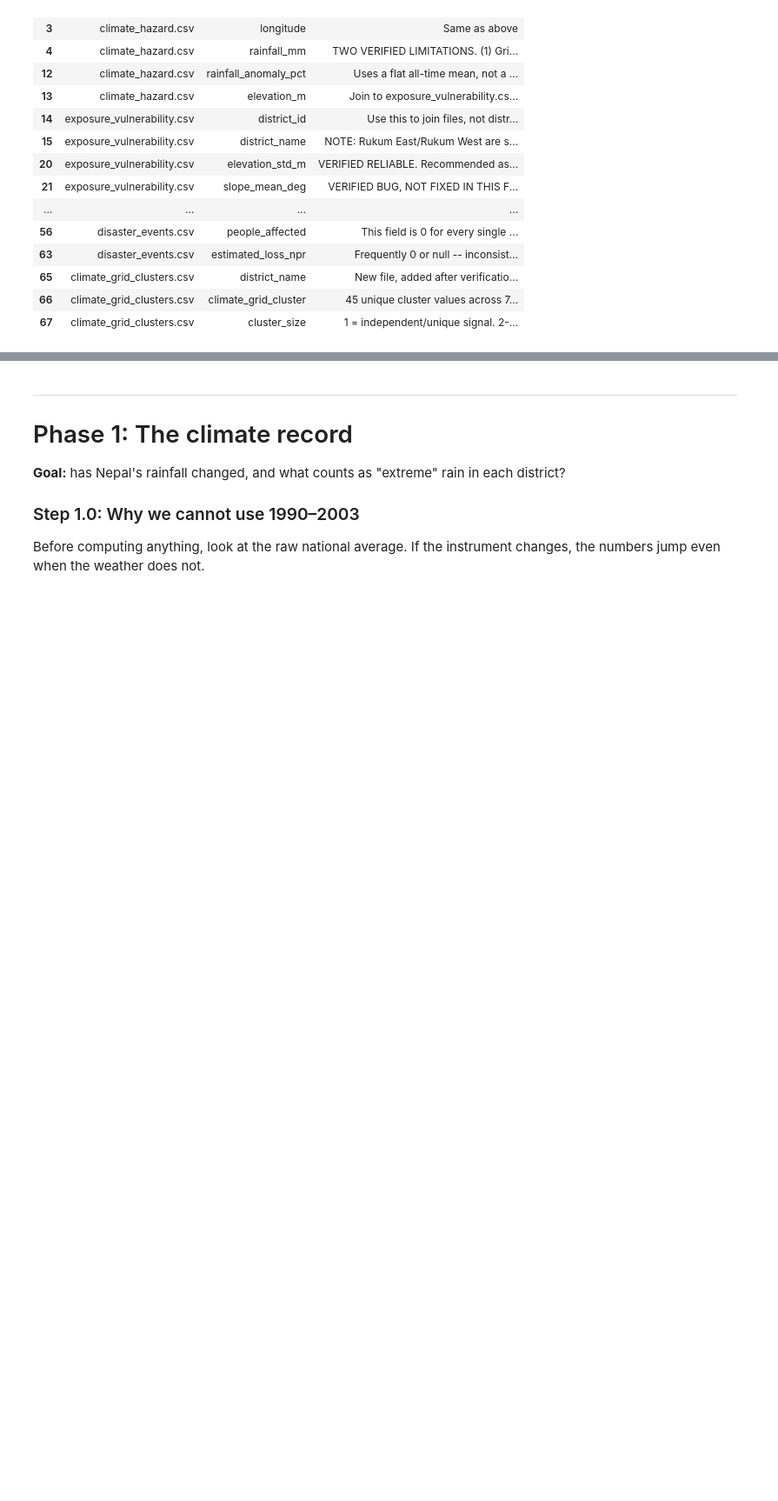
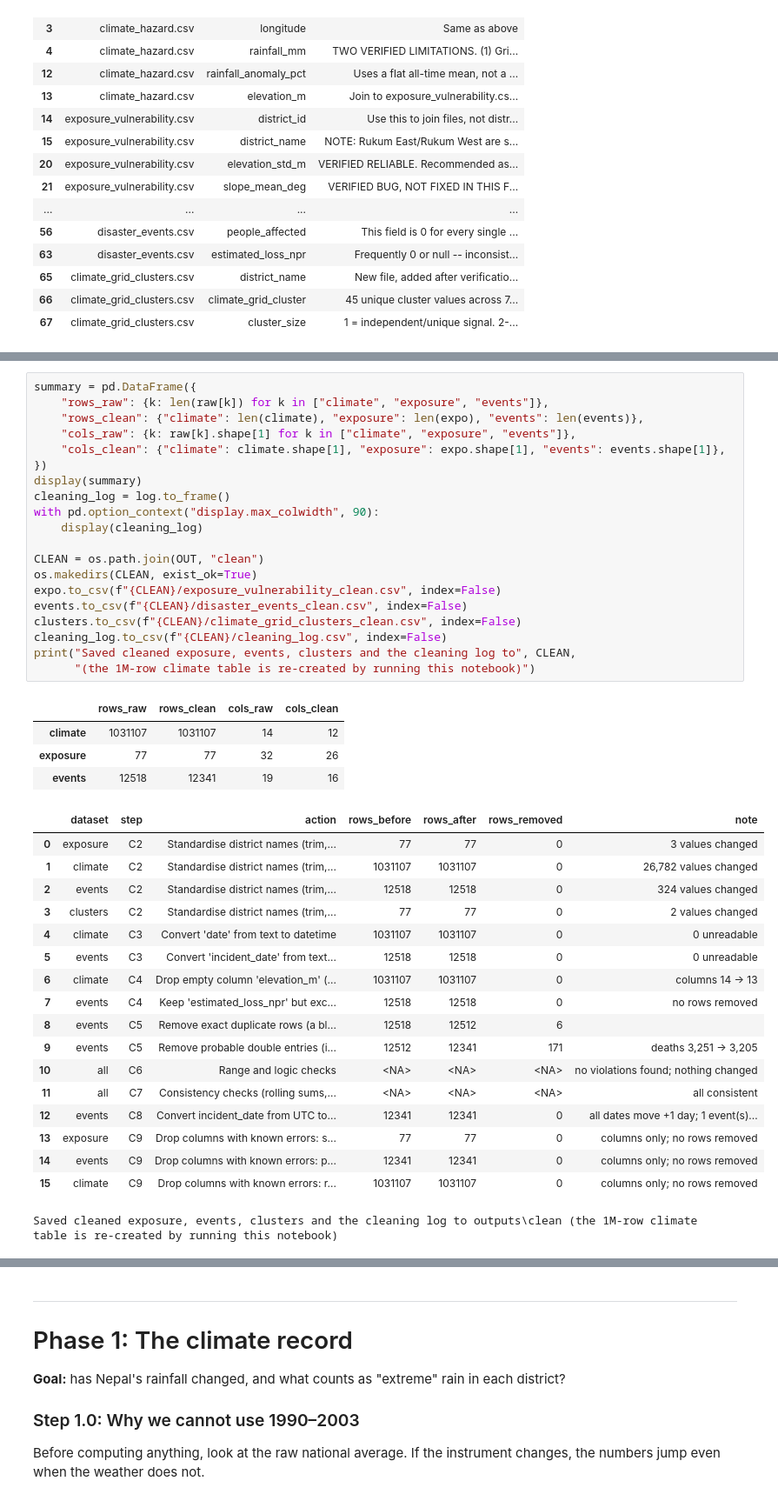
Before and after one commit to CodeWithDonKay/nepal-climate-risk, a Jupyter notebook: nepal_risk_assessment.ipynb, the cells around one changed output, grey strips where cells are left out. Shown at 87% size. Saved outputs shown, nothing was run; the diff lists cells and outputs as text; blank space fills up the shorter version.

```diff
--- a/nepal_risk_assessment.ipynb
+++ b/nepal_risk_assessment.ipynb
@@ -162,0 +669,43 @@ clusters unmatched names: none
+# %%
+summary = pd.DataFrame({
+    "rows_raw": {k: len(raw[k]) for k in ["climate", "exposure", "events"]},
+    "rows_clean": {"climate": len(climate), "exposure": len(expo), "events": len(events)},
+    "cols_raw": {k: raw[k].shape[1] for k in ["climate", "exposure", "events"]},
+    "cols_clean": {"climate": climate.shape[1], "exposure": expo.shape[1], "events": events.shape[1]},
+})
+display(summary)
+cleaning_log = log.to_frame()
+with pd.option_context("display.max_colwidth", 90):
+    display(cleaning_log)
+
+CLEAN = os.path.join(OUT, "clean")
+os.makedirs(CLEAN, exist_ok=True)
+expo.to_csv(f"{CLEAN}/exposure_vulnerability_clean.csv", index=False)
+events.to_csv(f"{CLEAN}/disaster_events_clean.csv", index=False)
+clusters.to_csv(f"{CLEAN}/climate_grid_clusters_clean.csv", index=False)
+cleaning_log.to_csv(f"{CLEAN}/cleaning_log.csv", index=False)
+print("Saved cleaned exposure, events, clusters and the cleaning log to", CLEAN,
+      "(the 1M-row climate table is re-created by running this notebook)")
+# %% [output]
+|  | rows_raw | rows_clean | cols_raw | cols_clean |
+| climate | 1031107 | 1031107 | 14 | 12 |
+| exposure | 77 | 77 | 32 | 26 |
+| events | 12518 | 12341 | 19 | 16 |
+|  | dataset | step | action | rows_before | rows_after | rows_removed | note |
+| 0 | exposure | C2 | Standardise district names (trim,... | 77 | 77 | 0 | 3 values changed |
+| 1 | climate | C2 | Standardise district names (trim,... | 1031107 | 1031107 | 0 | 26,782 values changed |
+| 2 | events | C2 | Standardise district names (trim,... | 12518 | 12518 | 0 | 324 values changed |
+| 3 | clusters | C2 | Standardise district names (trim,... | 77 | 77 | 0 | 2 values changed |
+| 4 | climate | C3 | Convert 'date' from text to datetime | 1031107 | 1031107 | 0 | 0 unreadable |
+| 5 | events | C3 | Convert 'incident_date' from text... | 12518 | 12518 | 0 | 0 unreadable |
+| 6 | climate | C4 | Drop empty column 'elevation_m' (... | 1031107 | 1031107 | 0 | columns 14 -> 13 |
+| 7 | events | C4 | Keep 'estimated_loss_npr' but exc... | 12518 | 12518 | 0 | no rows removed |
+| 8 | events | C5 | Remove exact duplicate rows (a bl... | 12518 | 12512 | 6 |  |
+| 9 | events | C5 | Remove probable double entries (i... | 12512 | 12341 | 171 | deaths 3,251 -> 3,205 |
+| 10 | all | C6 | Range and logic checks | <NA> | <NA> | <NA> | no violations found; nothing changed |
+| 11 | all | C7 | Consistency checks (rolling sums,... | <NA> | <NA> | <NA> | all consistent |
+| 12 | events | C8 | Convert incident_date from UTC to... | 12341 | 12341 | 0 | all dates move +1 day; 1 event(s)... |
+| 13 | exposure | C9 | Drop columns with known errors: s... | 77 | 77 | 0 | columns only; no rows removed |
+| 14 | events | C9 | Drop columns with known errors: p... | 12341 | 12341 | 0 | columns only; no rows removed |
+| 15 | climate | C9 | Drop columns with known errors: r... | 1031107 | 1031107 | 0 | columns only; no rows removed |
+Saved cleaned exposure, events, clusters and the cleaning log to outputs\clean (the 1M-row climate table is re-created by running this notebook)
```
Also changed, not shown: parts of 43 cells of this notebook, 18 other files.
